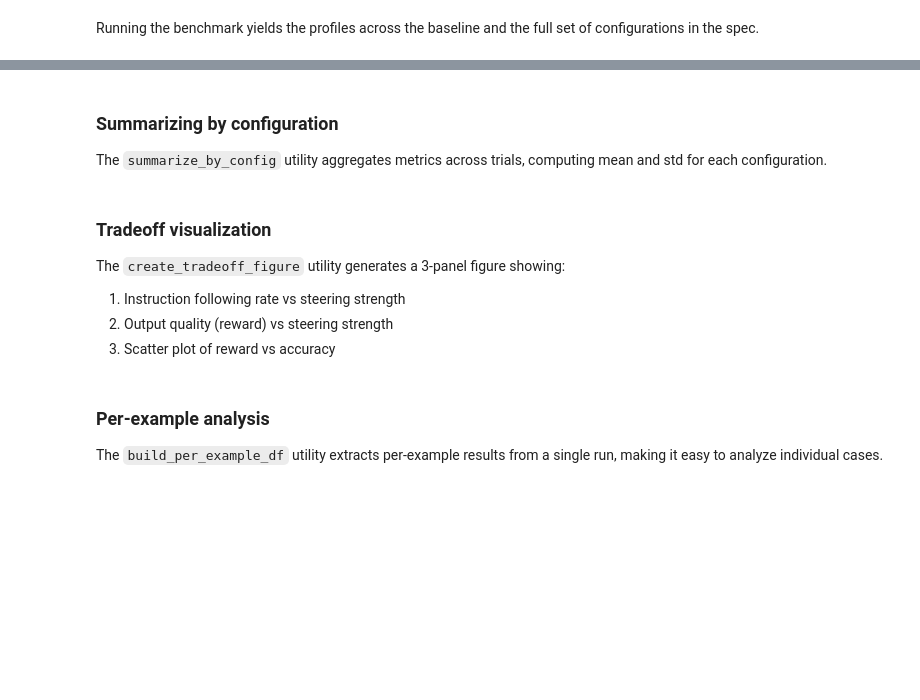
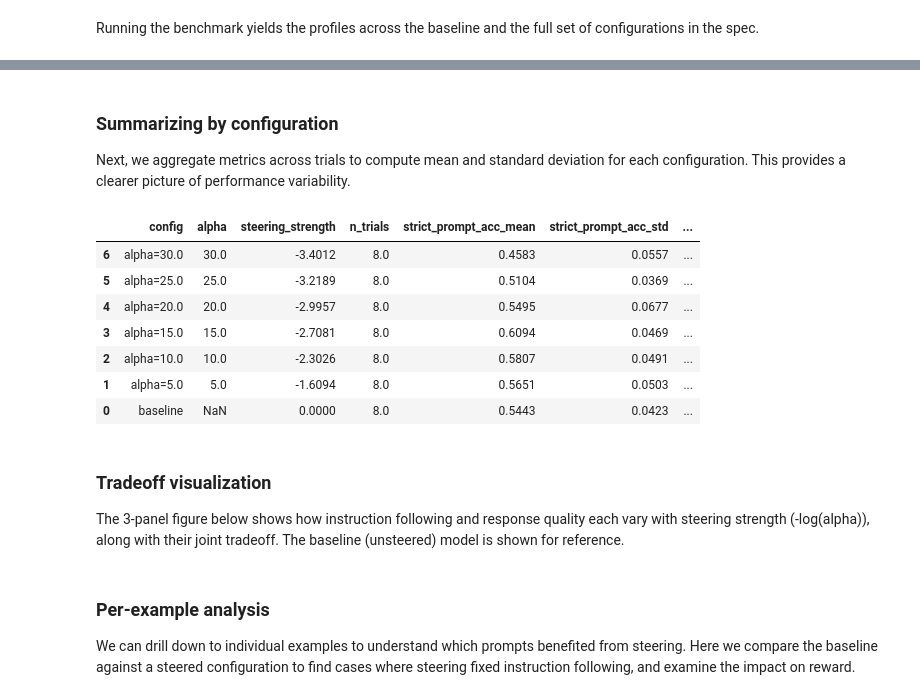
Before and after one commit to emiehling/AISteer360, a Jupyter notebook: examples/notebooks/benchmark_instruction_following/instruction_following.ipynb, the cells around one changed output, grey strips where cells are left out. Cells and saved outputs as stored; diff of their text form; code cells hidden in the pictures; blank space fills up the shorter version.

```diff
--- a/examples/notebooks/benchmark_instruction_following/instruction_following.ipynb
+++ b/examples/notebooks/benchmark_instruction_following/instruction_following.ipynb
@@ -199,31 +295,45 @@ display(
 # %% [markdown]
 ### Summarizing by configuration
 
-The `summarize_by_config` utility aggregates metrics across trials, computing mean and std for each configuration.
+Next, we aggregate metrics across trials to compute mean and standard deviation for each configuration. This provides a clearer picture of performance variability.
 # %%
 # summarize across trials
 summary = summarize_by_config(
     runs_df,
     metric_cols=["strict_prompt_acc", "strict_instr_acc", "mean_reward"],
-    group_cols=["pipeline", "config_id", "alpha"],
+    group_cols=["pipeline", "config_id"],
 )
 
-# add a readable config label
+# add alpha back from runs_df (first value per config)
+alpha_map = runs_df.groupby(["pipeline", "config_id"])["alpha"].first()
+summary["alpha"] = summary.apply(
+    lambda row: alpha_map.get((row["pipeline"], row["config_id"]), np.nan), axis=1
+)
+
+# add a readable config label and steering strength (-log(alpha))
 summary["config"] = summary["alpha"].apply(
     lambda a: "baseline" if pd.isna(a) else f"alpha={a}"
 )
+summary["steering_strength"] = summary["alpha"].apply(
+    lambda a: 0.0 if pd.isna(a) else -np.log(a)
+)
 
 display(summary[[
-    "config", "alpha", "n_trials",
+    "config", "alpha", "steering_strength", "n_trials",
     "strict_prompt_acc_mean", "strict_prompt_acc_std",
     "mean_reward_mean", "mean_reward_std"
-]].sort_values("alpha", na_position="last").round(4))
+]].sort_values("steering_strength").round(4))
+# %% [output]
+|  | config | alpha | steering_strength | n_trials | strict_prompt_acc_mean | strict_prompt_acc_std | ... |
+| 6 | alpha=30.0 | 30.0 | -3.4012 | 8.0 | 0.4583 | 0.0557 | ... |
+| 5 | alpha=25.0 | 25.0 | -3.2189 | 8.0 | 0.5104 | 0.0369 | ... |
+| 4 | alpha=20.0 | 20.0 | -2.9957 | 8.0 | 0.5495 | 0.0677 | ... |
+| 3 | alpha=15.0 | 15.0 | -2.7081 | 8.0 | 0.6094 | 0.0469 | ... |
+| 2 | alpha=10.0 | 10.0 | -2.3026 | 8.0 | 0.5807 | 0.0491 | ... |
+| 1 | alpha=5.0 | 5.0 | -1.6094 | 8.0 | 0.5651 | 0.0503 | ... |
+| 0 | baseline | NaN | 0.0000 | 8.0 | 0.5443 | 0.0423 | ... |
 # %% [markdown]
 ### Tradeoff visualization
 
-The `create_tradeoff_figure` utility generates a 3-panel figure showing:
-
-1. Instruction following rate vs steering strength
-2. Output quality (reward) vs steering strength
-3. Scatter plot of reward vs accuracy
+The 3-panel figure below shows how instruction following and response quality each vary with steering strength (-log(alpha)), along with their joint tradeoff. The baseline (unsteered) model is shown for reference.
 # %%
@@ -241,7 +388,7 @@ fig = create_tradeoff_figure(
 # %% [markdown]
 ### Per-example analysis
 
-The `build_per_example_df` utility extracts per-example results from a single run, making it easy to analyze individual cases.
+We can drill down to individual examples to understand which prompts benefited from steering. Here we compare the baseline against a steered configuration to find cases where steering fixed instruction following, and examine the impact on reward.
 # %%
 def get_run_by_config(runs_df: pd.DataFrame, pipeline: str, alpha=None, trial_id: int = 0):
     """Get a specific run from the flattened DataFrame."""
```
Also changed, not shown: parts of 27 cells of this notebook, 7 other files.
